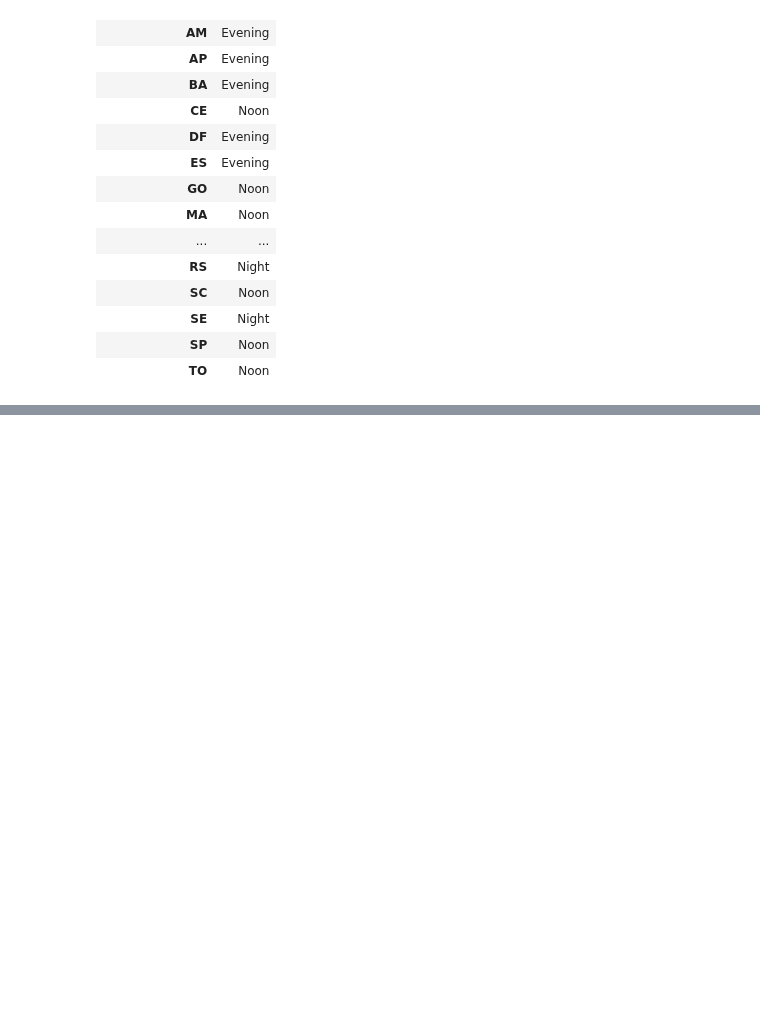
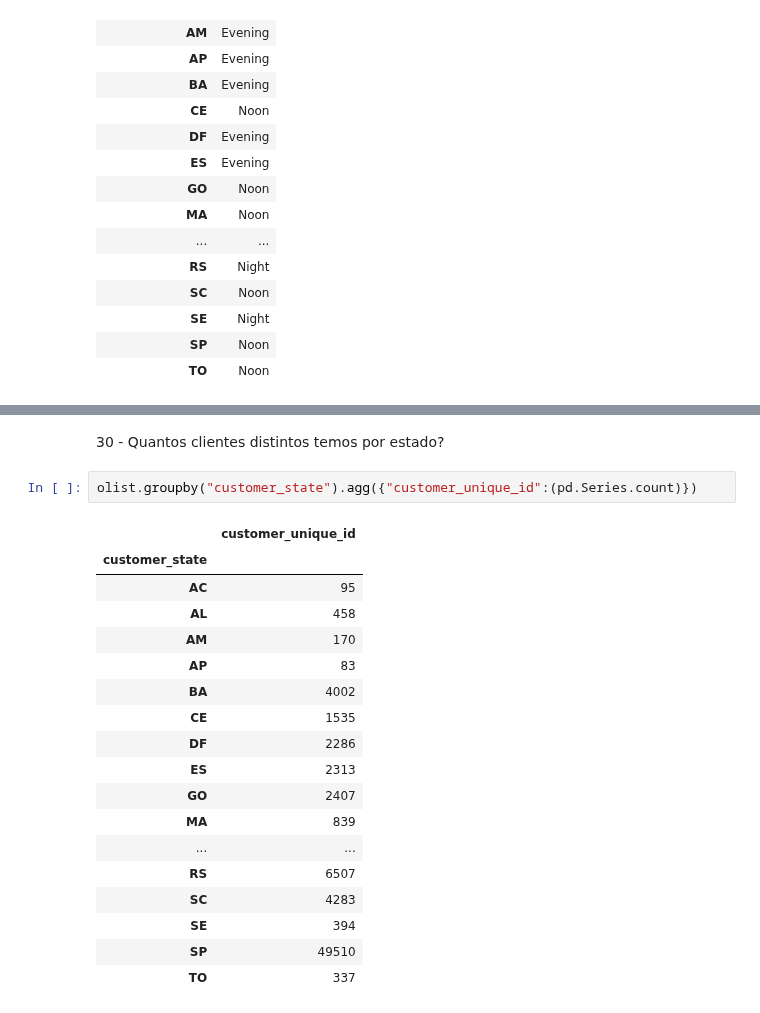
Before and after one commit to skillox1/PADSW06MDCD, a Jupyter notebook: Olist.ipynb, the cells around one changed output, grey strips where cells are left out. Cells and saved outputs as stored; diff of their text form; blank space fills up the shorter version.

```diff
--- a/Olist.ipynb
+++ b/Olist.ipynb
@@ -459,0 +482,23 @@ olist.groupby("customer_state").agg({"period":(pd.Series.mode)})
+# %% [markdown]
+30 - Quantos clientes distintos temos por estado?
+# %%
+olist.groupby("customer_state").agg({"customer_unique_id":(pd.Series.count)})
+# %% [output]
+|  | customer_unique_id |
+| customer_state |  |
+| AC | 95 |
+| AL | 458 |
+| AM | 170 |
+| AP | 83 |
+| BA | 4002 |
+| CE | 1535 |
+| DF | 2286 |
+| ES | 2313 |
+| GO | 2407 |
+| MA | 839 |
+| ... | ... |
+| RS | 6507 |
+| SC | 4283 |
+| SE | 394 |
+| SP | 49510 |
+| TO | 337 |
```
Also changed, not shown: parts of 4 cells of this notebook.
